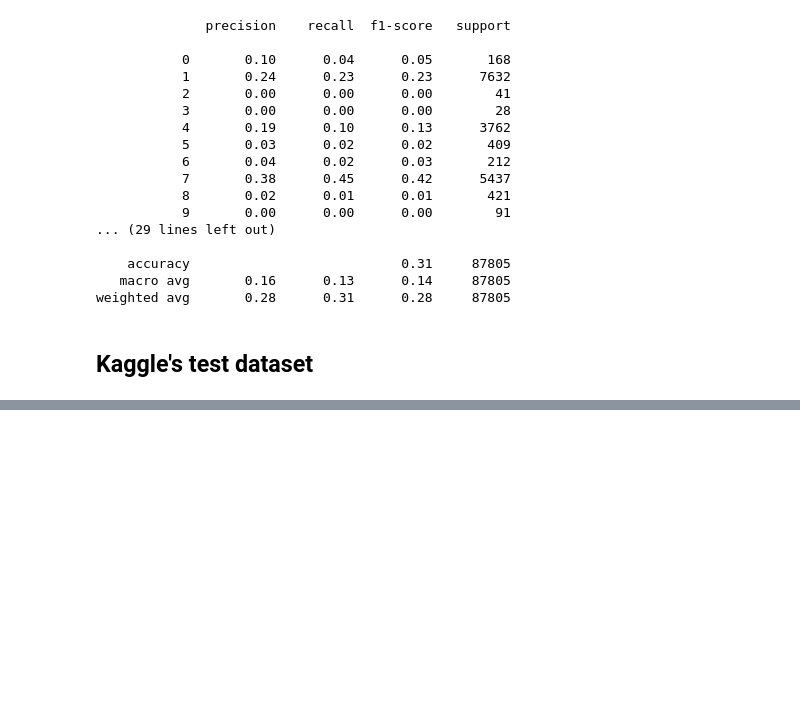
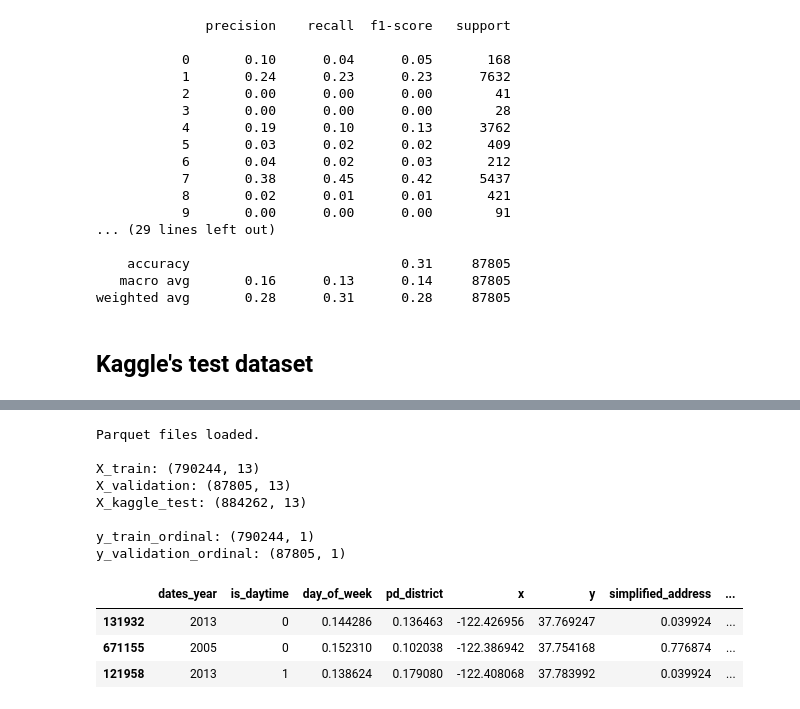
Before and after one commit to marcodeamicis/sf_crime, a Jupyter notebook: notebooks/3_modeling_suto_v1.ipynb, the cells around one changed output, grey strips where cells are left out. Saved outputs shown, nothing was run; the diff lists cells and outputs as text; code cells hidden in the pictures; blank space fills up the shorter version.

```diff
--- a/notebooks/3_modeling_suto_v1.ipynb
+++ b/notebooks/3_modeling_suto_v1.ipynb
@@ -220,0 +225,36 @@ y_kaggle_pred.to_csv(PROCESSED_DATA + 'y_kaggle_pred_1st_prep_2nd_model.zip', se
+# %%
+try:
+    X_train = pd.read_parquet(INTERIM_DATA + 'X_train_transformed_2nd_dataprep.pqt')
+    X_validation = pd.read_parquet(INTERIM_DATA + 'X_validation_transformed_2nd_dataprep.pqt')
+    X_kaggle_test = pd.read_parquet(INTERIM_DATA + 'X_kaggle_test_transformed_transformed_2nd_dataprep.pqt')
+
+    y_train_ordinal = pd.read_parquet(INTERIM_DATA + 'y_train_ordinal.pqt')
+    y_validation_ordinal = pd.read_parquet(INTERIM_DATA + 'y_validation_ordinal.pqt')
+    print('Parquet files loaded.')
+
+except FileNotFoundError as e:
+    print('Files were not found.')
+
+print(f"""
+X_train: {X_train.shape}
+X_validation: {X_validation.shape}
+X_kaggle_test: {X_kaggle_test.shape}
+
+y_train_ordinal: {y_train_ordinal.shape}
+y_validation_ordinal: {y_validation_ordinal.shape}
+""")
+
+X_train.tail(3)
+# %% [output]
+Parquet files loaded.
+
+X_train: (790244, 13)
+X_validation: (87805, 13)
+X_kaggle_test: (884262, 13)
+
+y_train_ordinal: (790244, 1)
+y_validation_ordinal: (87805, 1)
+|  | dates_year | is_daytime | day_of_week | pd_district | x | y | simplified_address | ... |
+| 131932 | 2013 | 0 | 0.144286 | 0.136463 | -122.426956 | 37.769247 | 0.039924 | ... |
+| 671155 | 2005 | 0 | 0.152310 | 0.102038 | -122.386942 | 37.754168 | 0.776874 | ... |
+| 121958 | 2013 | 1 | 0.138624 | 0.179080 | -122.408068 | 37.783992 | 0.039924 | ... |
```
Also changed, not shown: parts of 7 cells of this notebook.
